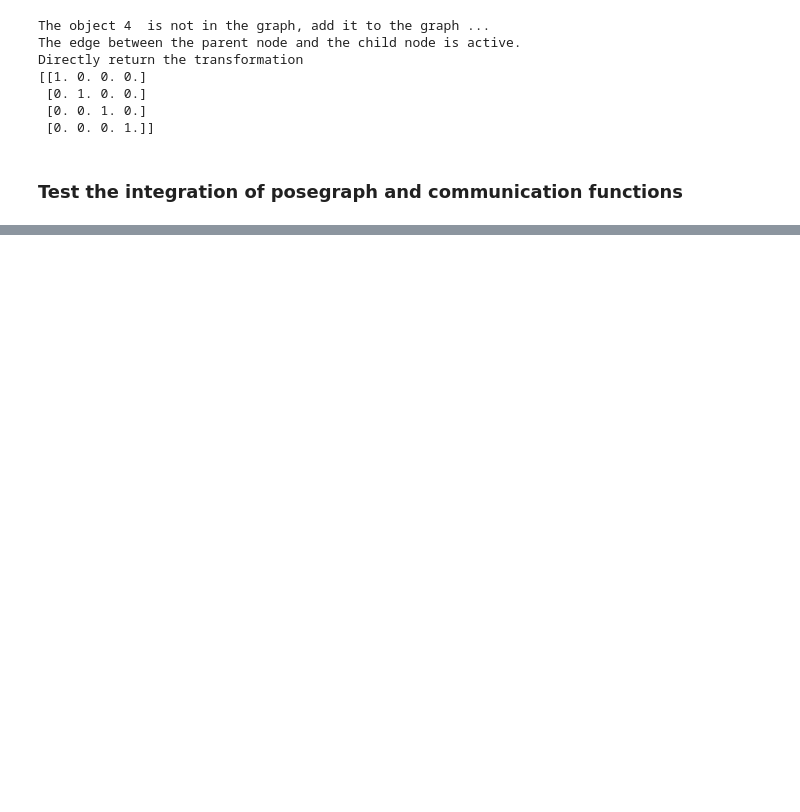
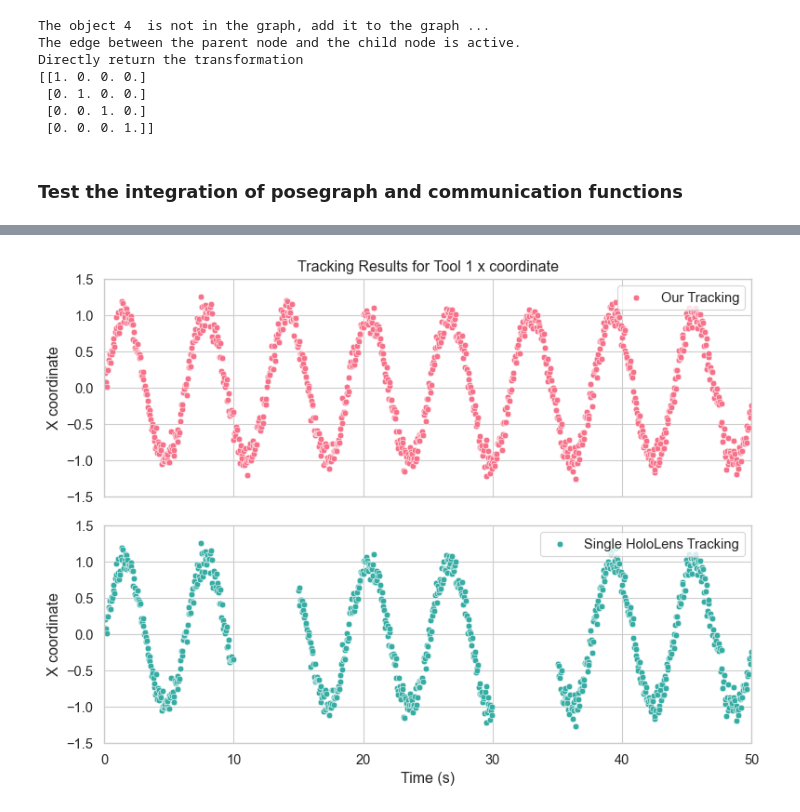
Before and after one commit to jmz3/PoseHub, a Jupyter notebook: src/test_script.ipynb, the cells around one changed output, grey strips where cells are left out. Saved outputs shown, nothing was run; the diff lists cells and outputs as text; code cells hidden in the pictures; blank space fills up the shorter version.

```diff
--- a/src/test_script.ipynb
+++ b/src/test_script.ipynb
@@ -308,0 +413,56 @@ except KeyboardInterrupt:
+# %%
+import numpy as np
+import seaborn as sns
+import matplotlib.pyplot as plt
+
+# Generate some example data with noise (replace this with your data)
+time = np.linspace(0, 50, 1000)  # Time from 0s to 50s
+true_data = np.sin(time)  # True data, replace with your data
+noise = np.random.normal(0, 0.1, len(time))  # Add Gaussian noise with mean 0 and standard deviation 0.1
+full_data = true_data + noise  # Data with noise
+
+
+missing_data_indices = (time >= 10) & (time <= 15) | (time >= 30) & (time <= 35)  # Indices of missing data
+incomplete_data = full_data.copy()  # Copy the full data
+incomplete_data[missing_data_indices] = np.nan  # Set the missing data to NaN
+
+# Create a Seaborn style and set context for a publication-quality plot
+sns.set_style("whitegrid")
+sns.set_context("paper", font_scale=1.2)
+
+# Create a figure with two vertically tiled subplots
+fig, axes = plt.subplots(2, 1, figsize=(8, 6), sharex=True)
+
+# Define a Seaborn color palette with distinct colors
+colors = sns.color_palette("husl", 2)
+
+# Plot the true data in the first subplot
+sns.scatterplot(x=time, y=full_data, label="Our Tracking", color=colors[0], ax=axes[0])
+axes[0].set_ylabel("X coordinate")
+axes[0].set_title("Tracking Results for Tool 1 x coordinate")
+axes[0].set_ylim(-1.5, 1.5)
+
+axes[0].legend(loc="upper right")
+
+# Plot the noisy data in the second subplot
+sns.scatterplot(x=time, y=incomplete_data, label="Single HoloLens Tracking", color=colors[1], ax=axes[1])
+axes[1].set_xlabel("Time (s)")
+axes[1].set_ylabel("X coordinate")
+axes[1].set_ylim(-1.5, 1.5)
+
+
+# Customize the plot
+plt.xlim(0, 50)  # Set X-axis limits
+plt.ylim(-1.5, 1.5)  # Set Y-axis limits
+
+# Add legend to the second subplot
+axes[1].legend(loc="upper right")
+
+# Adjust subplot spacing
+plt.tight_layout()
+
+# Save or display the plot
+plt.savefig("time_sequence_plot_with_true_and_noisy_data.png", dpi=300)  # Save the plot as an image
+plt.show()  # Display the plot
+# %% [output]
+[figure, added]
```
Also changed, not shown: parts of 4 cells of this notebook, 7 other files.
